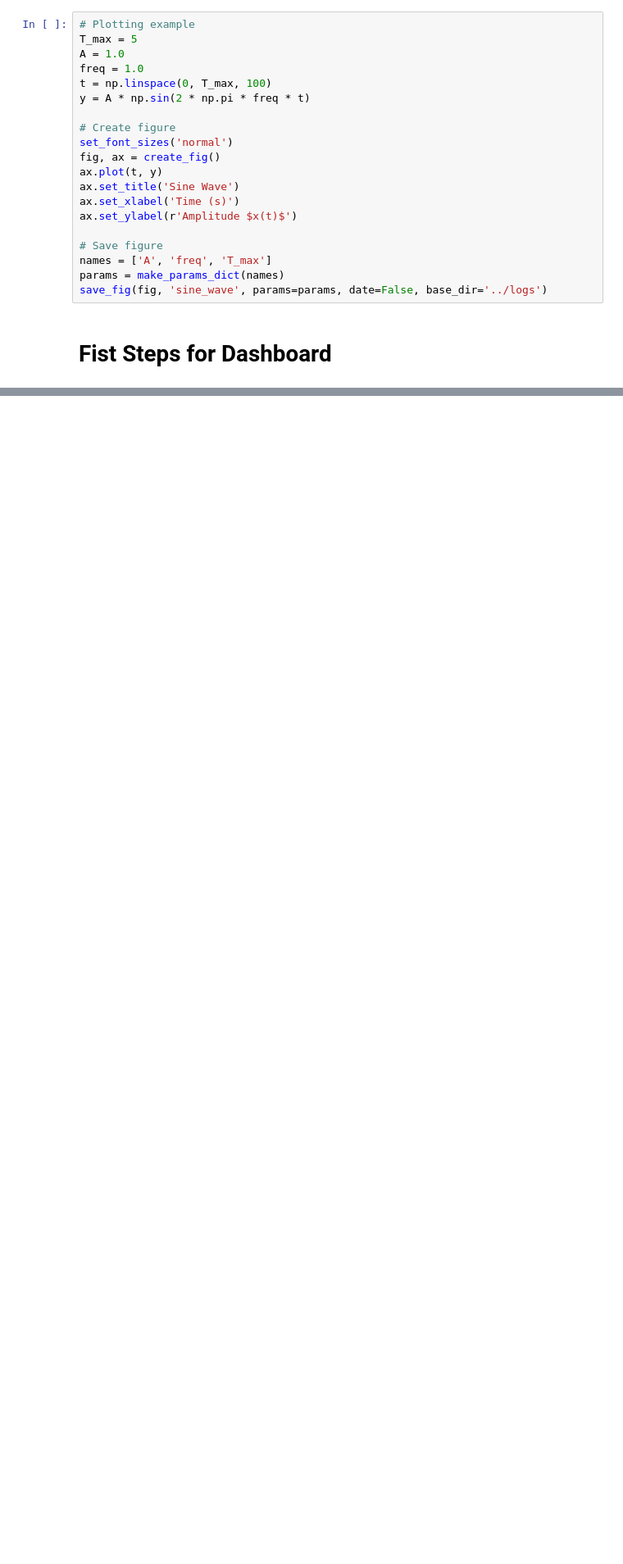
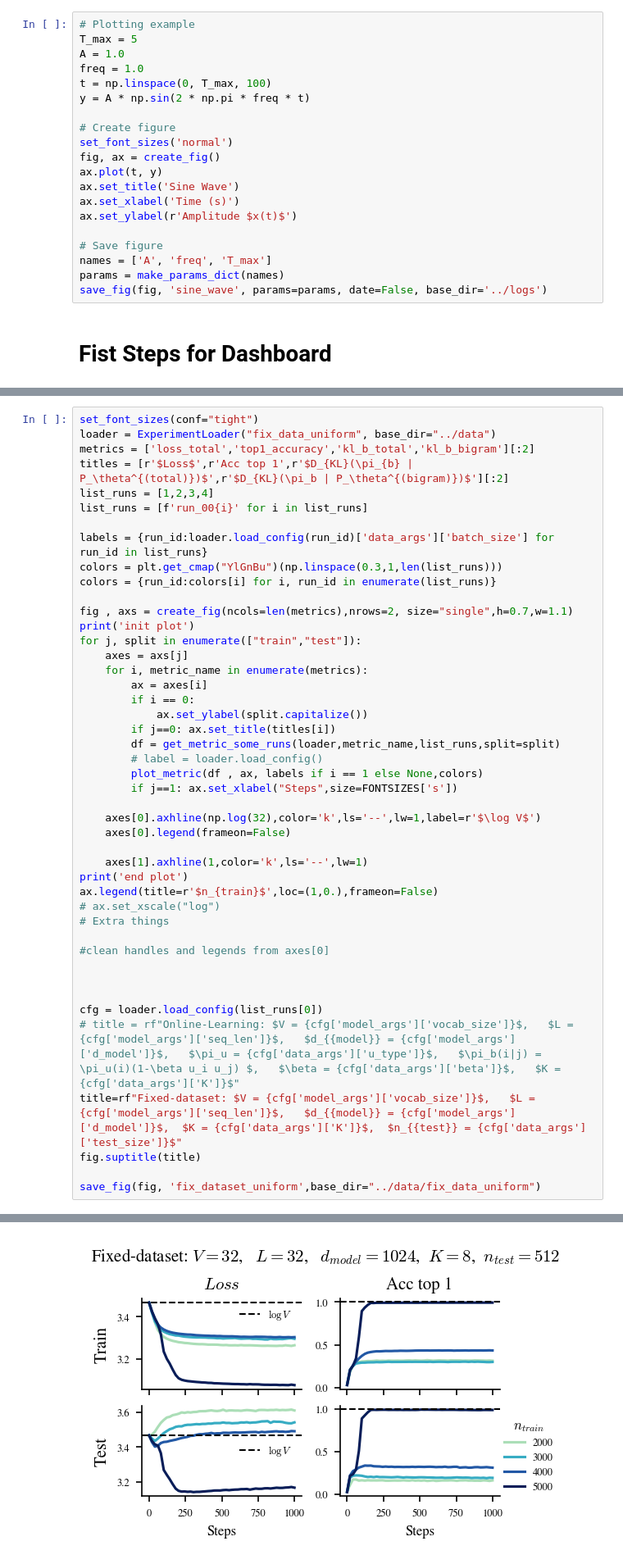
Before and after one commit to CristopherErazo/InContextLearning, a Jupyter notebook: notebooks/template.ipynb, the cells around one changed output, grey strips where cells are left out. Shown at 82% size. Saved outputs shown, nothing was run; the diff lists cells and outputs as text; blank space fills up the shorter version.

Commit message:
Last test and updates

```diff
--- a/notebooks/template.ipynb
+++ b/notebooks/template.ipynb
@@ -56,0 +94,46 @@ Error:
+# %%
+set_font_sizes(conf="tight")
+loader = ExperimentLoader("fix_data_uniform", base_dir="../data")
+metrics = ['loss_total','top1_accuracy','kl_b_total','kl_b_bigram'][:2]
+titles = [r'$Loss$',r'Acc top 1',r'$D_{KL}(\pi_{b} | P_\theta^{(total)})$',r'$D_{KL}(\pi_b | P_\theta^{(bigram)})$'][:2]
+list_runs = [1,2,3,4]
+list_runs = [f'run_00{i}' for i in list_runs]
+
+labels = {run_id:loader.load_config(run_id)['data_args']['batch_size'] for run_id in list_runs}
+colors = plt.get_cmap("YlGnBu")(np.linspace(0.3,1,len(list_runs)))
+colors = {run_id:colors[i] for i, run_id in enumerate(list_runs)}
+
+fig , axs = create_fig(ncols=len(metrics),nrows=2, size="single",h=0.7,w=1.1)
+print('init plot')
+for j, split in enumerate(["train","test"]):
+    axes = axs[j]
+    for i, metric_name in enumerate(metrics):
+        ax = axes[i]
+        if i == 0:
+            ax.set_ylabel(split.capitalize())
+        if j==0: ax.set_title(titles[i])
+        df = get_metric_some_runs(loader,metric_name,list_runs,split=split)
+        # label = loader.load_config()
+        plot_metric(df , ax, labels if i == 1 else None,colors)
+        if j==1: ax.set_xlabel("Steps",size=FONTSIZES['s'])
+
+    axes[0].axhline(np.log(32),color='k',ls='--',lw=1,label=r'$\log V$')
+    axes[0].legend(frameon=False)
+
+    axes[1].axhline(1,color='k',ls='--',lw=1)
+print('end plot')
+ax.legend(title=r'$n_{train}$',loc=(1,0.),frameon=False)
+# ax.set_xscale("log")
+# Extra things
+
+#clean handles and legends from axes[0]
+
+
+
+cfg = loader.load_config(list_runs[0])
+# title = rf"Online-Learning: $V = {cfg['model_args']['vocab_size']}$,   $L = {cfg['model_args']['seq_len']}$,   $d_{{model}} = {cfg['model_args']['d_model']}$,   $\pi_u = {cfg['data_args']['u_type']}$,   $\pi_b(i|j) = \pi_u(i)(1-\beta u_i u_j) $,   $\beta = {cfg['data_args']['beta']}$,   $K = {cfg['data_args']['K']}$"
+title=rf"Fixed-dataset: $V = {cfg['model_args']['vocab_size']}$,   $L = {cfg['model_args']['seq_len']}$,   $d_{{model}} = {cfg['model_args']['d_model']}$,  $K = {cfg['data_args']['K']}$,  $n_{{test}} = {cfg['data_args']['test_size']}$"
+fig.suptitle(title)
+
+save_fig(fig, 'fix_dataset_uniform',base_dir="../data/fix_data_uniform")
+# %% [output]
@@ -56,0 +143 @@ Error:
+[figure, added]
```
Also changed, not shown: parts of 5 cells of this notebook, 4 other files.
